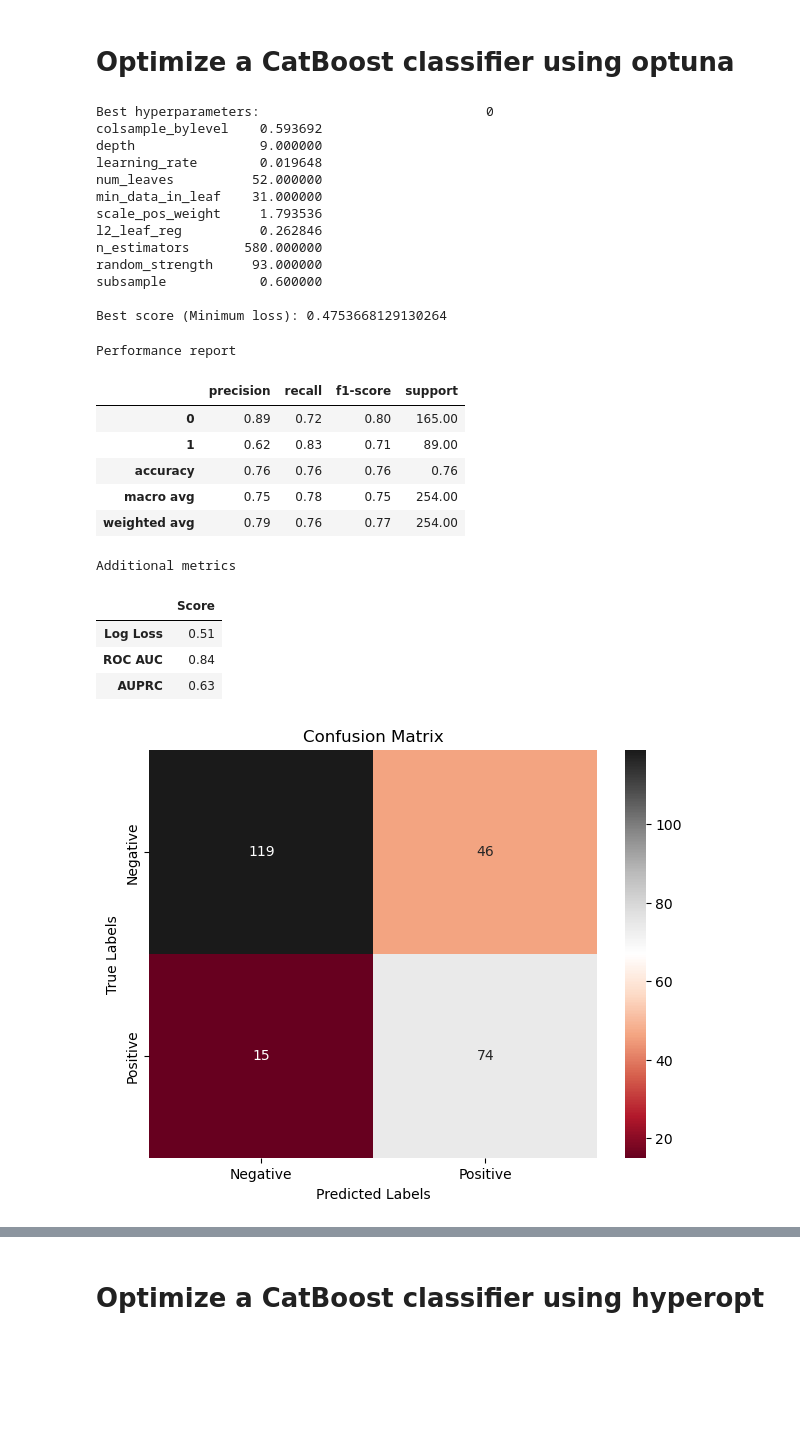
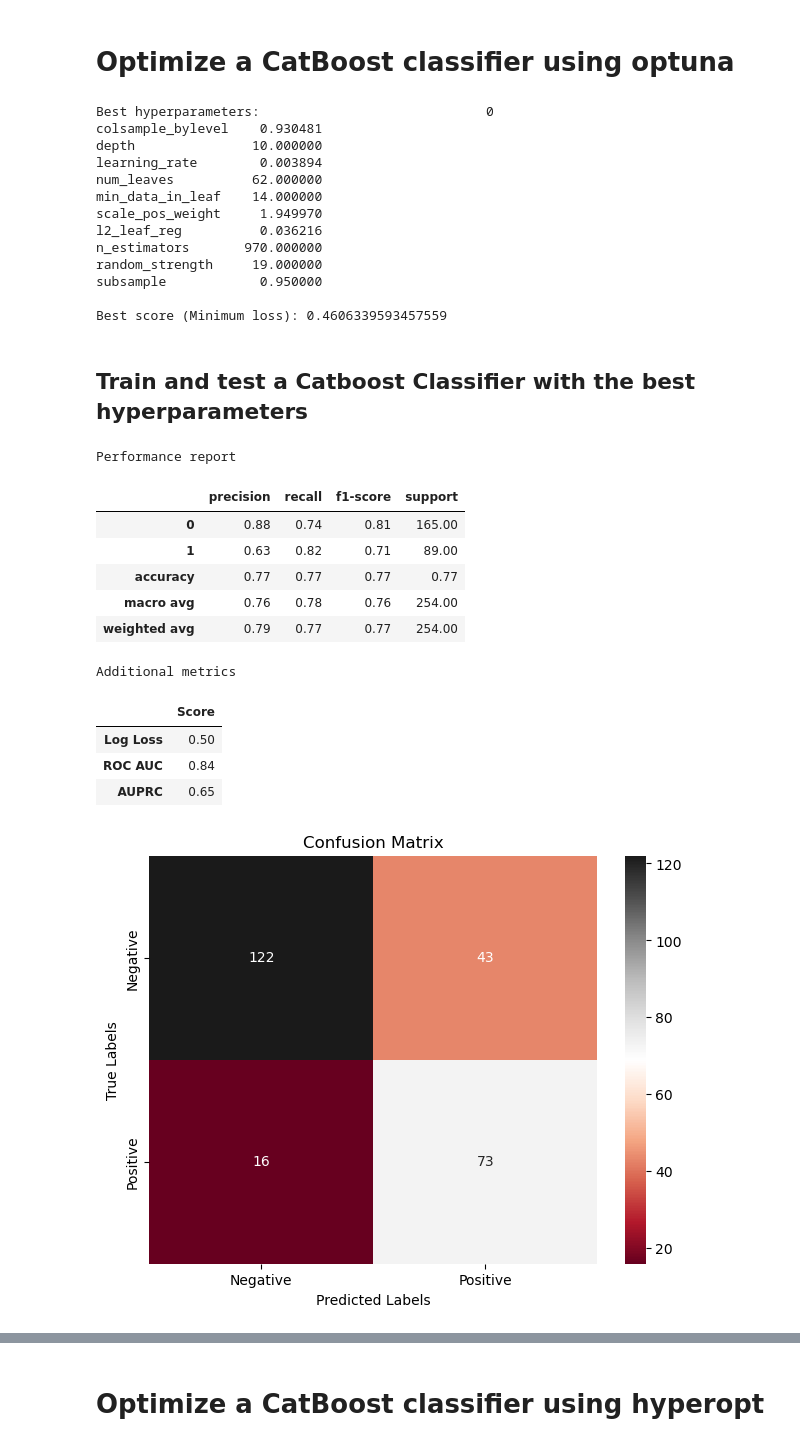
Before and after one commit to Al-1n/Diabetes_Classification, a Jupyter notebook: Diabetes_classification_ADASYN.ipynb, the cells around one changed output, grey strips where cells are left out. Cells and saved outputs as stored; diff of their text form; code cells hidden in the pictures; blank space fills up the shorter version.

```diff
--- a/Diabetes_classification_ADASYN.ipynb
+++ b/Diabetes_classification_ADASYN.ipynb
@@ -853,15 +761,3 @@ X_test_best = X_test_best.rename(columns = {0: 'Glucose',
                                             5: 'DPF',
                                             6: 'Age',
                                              })
-
-#Build a classifier with minimum parameters
-xgb_classifier = XGBClassifier(objective = 'binary:logistic',
-                               eval_metric = 'logloss',
-                               seed = 21,
-                               )
-
-#Fit the classifier to the raw data
-xgb_classifier.fit(X_train_best, y_res)
-
-# predict the performance score of the trained model using the testing dataset
-print_classification_metrics(xgb_classifier, X_test_best, y_test)
@@ -1259,6 +1258,9 @@ Additional metrics
 pos_label = 1
 
 lgb_model = lgb.LGBMClassifier(**best_params,
+                               objective = 'binary',
+                               metric = 'average_precision',
+                               random_state = 21,
                                verbosity = -1)
 
 classifier_other_threshold = TunedThresholdClassifierCV(
@@ -1272,8 +1274,10 @@ classifier_other_threshold = TunedThresholdClassifierCV(
 
 classifier_other_threshold.fit(X_train_best, y_res)
 
+# Extract the optimized threshold
+lgb_opt_th = classifier_other_threshold.best_threshold_
 
 print()
-print('Best threshold: ', classifier_other_threshold.best_threshold_)
+print('Best threshold: ', lgb_opt_th)
 print()
 # %% [output]
@@ -1316,6 +1320,7 @@ space = {
 def objective(params):
     classifier = lgb.LGBMClassifier(
         objective = 'binary',
+        metric = 'average_precision',
         num_leaves = int(params['num_leaves']),
         min_child_samples = int(params['min_child_samples']),
         max_depth = int(params['max_depth']),
@@ -1355,9 +1360,12 @@ best = fmin(
     rstate=np.random.default_rng(21)
 )
 
+# Store the best hyperparameters in a dataframe
+lgb_hyperopt_params = pd.DataFrame([best]).transpose()
+
 # Print the best hyperparameters and the corresponding score
 print()
-print("Best hyperparameters:", pd.DataFrame([best]).transpose())
+print("Best hyperparameters:", lgb_hyperopt_params)
 print()
 print("Best score (Minimum loss):", trials.best_trial['result']['loss'])
 # %% [output]
@@ -1404,8 +1417,9 @@ Additional metrics
 pos_label = 1
 
 lgb_classifier_hyp = lgb.LGBMClassifier(objective = 'binary',
+                                        metric = 'average_precision',
                                         **best_params,
-                                        seed=21,
+                                        random_state = 21,
                                         verbosity = -1)
 
 classifier_other_threshold = TunedThresholdClassifierCV(
@@ -1419,9 +1433,11 @@ classifier_other_threshold = TunedThresholdClassifierCV(
 
 classifier_other_threshold.fit(X_train_best, y_res)
 
+# Extract the optimized threshold
+lgb_hyp_th = classifier_other_threshold.best_threshold_
 
 print()
-print('Best threshold: ', classifier_other_threshold.best_threshold_)
+print('Best threshold: ', lgb_hyp_th)
 print()
 # %% [output]
 Best threshold:  0.3484668755028717
@@ -1449,6 +1465,7 @@ Additional metrics
 def catboost_objective(trial):
     params = {
         'objective': 'Logloss',
+        'eval_metric': 'PRAUC',
         'colsample_bylevel': trial.suggest_float('colsample_bylevel', 0.5, 1.0),
         'depth': trial.suggest_int('depth', 2, 10),
         'learning_rate': trial.suggest_float('learning_rate', 0.001, 0.3, log=True),
@@ -1491,49 +1508,55 @@ study.optimize(catboost_objective,
 # Assign the best parameters
 best_params = study.best_params
 
+# Store the best hyperparameters in a dataframe
+catgb_optuna_params = pd.DataFrame([best_params]).transpose()
+
 # Print the best hyperparameters and the corresponding score
 print()
-print("Best hyperparameters:", pd.DataFrame([best_params]).transpose())
+print("Best hyperparameters:", catgb_optuna_params)
 print()
 print("Best score (Minimum loss):", study.best_value)
 print()
 # %% [output]
 Best hyperparameters:                             0
-colsample_bylevel    0.593692
-depth                9.000000
-learning_rate        0.019648
-num_leaves          52.000000
-min_data_in_leaf    31.000000
-scale_pos_weight     1.793536
-l2_leaf_reg          0.262846
-n_estimators       580.000000
-random_strength     93.000000
-subsample            0.600000
+colsample_bylevel    0.930481
+depth               10.000000
+learning_rate        0.003894
+num_leaves          62.000000
+min_data_in_leaf    14.000000
+scale_pos_weight     1.949970
+l2_leaf_reg          0.036216
+n_estimators       970.000000
+random_strength     19.000000
+subsample            0.950000
 
-Best score (Minimum loss): 0.4753668129130264
+Best score (Minimum loss): 0.4606339593457559
+# %% [markdown]
+## Train and test a Catboost Classifier with the best hyperparameters
 # %%
 # Train the CatBoost model with the best hyperparameters
 catboost_opt = CatBoostClassifier(objective = 'Logloss',
+                                  eval_metric = 'PRAUC',
                                     **best_params,
                                     grow_policy = 'Lossguide',
                                     silent = True,
                                     boosting_type = 'Plain',
                                     random_seed = 21,
                                    ).fit(X_train_best, y_res)
 
 # Test the model and display the performance metrics
 print_classification_metrics(catboost_opt, X_test_best, y_test)
 # %% [output]
 Performance report
 |  | precision | recall | f1-score | support |
-| 0 | 0.89 | 0.72 | 0.80 | 165.00 |
-| 1 | 0.62 | 0.83 | 0.71 | 89.00 |
-| accuracy | 0.76 | 0.76 | 0.76 | 0.76 |
-| macro avg | 0.75 | 0.78 | 0.75 | 254.00 |
-| weighted avg | 0.79 | 0.76 | 0.77 | 254.00 |
+| 0 | 0.88 | 0.74 | 0.81 | 165.00 |
+| 1 | 0.63 | 0.82 | 0.71 | 89.00 |
+| accuracy | 0.77 | 0.77 | 0.77 | 0.77 |
+| macro avg | 0.76 | 0.78 | 0.76 | 254.00 |
+| weighted avg | 0.79 | 0.77 | 0.77 | 254.00 |
 Additional metrics
 |  | Score |
-| Log Loss | 0.51 |
+| Log Loss | 0.50 |
 | ROC AUC | 0.84 |
-| AUPRC | 0.63 |
+| AUPRC | 0.65 |
-[figure, old version]
+[figure, new version]
```
Also changed, not shown: parts of 47 cells of this notebook, 7 other files.
